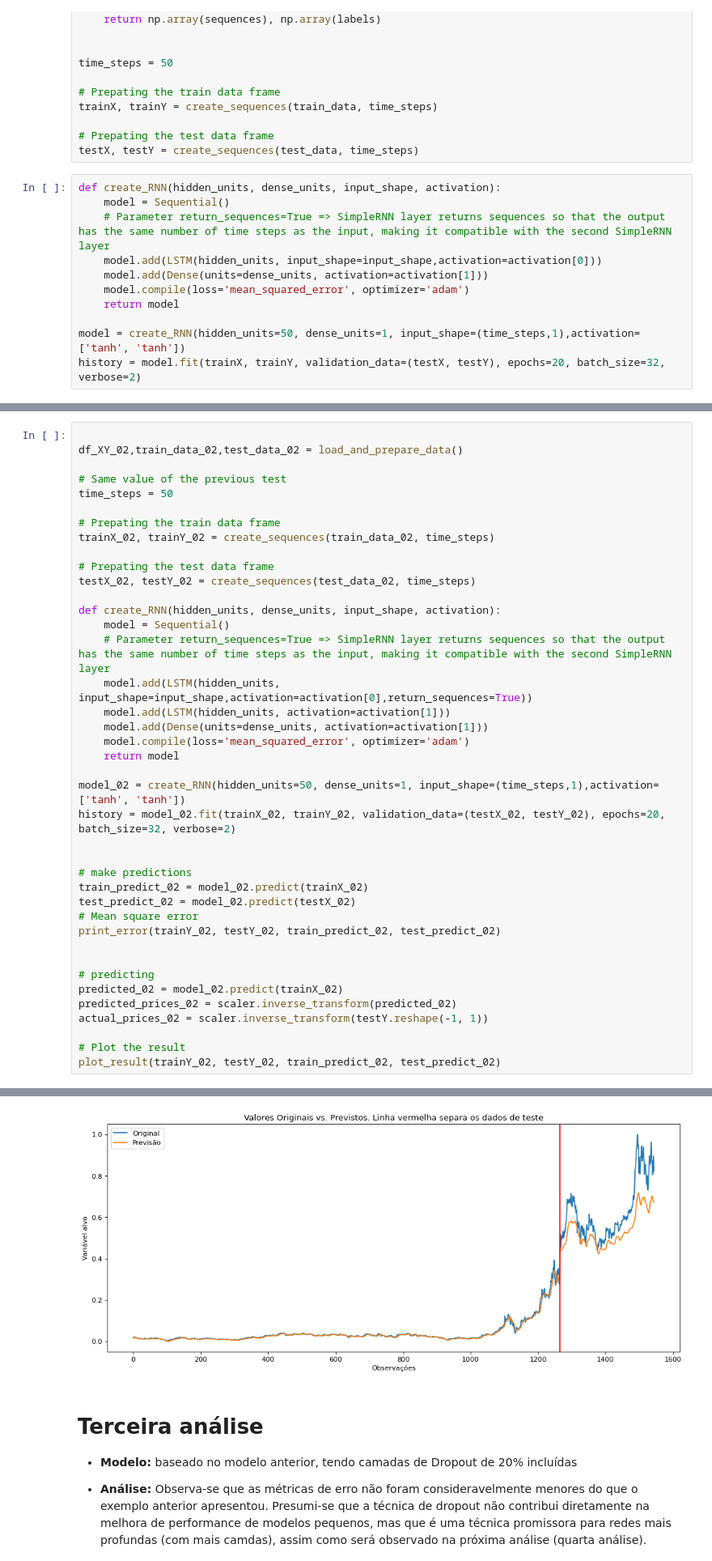
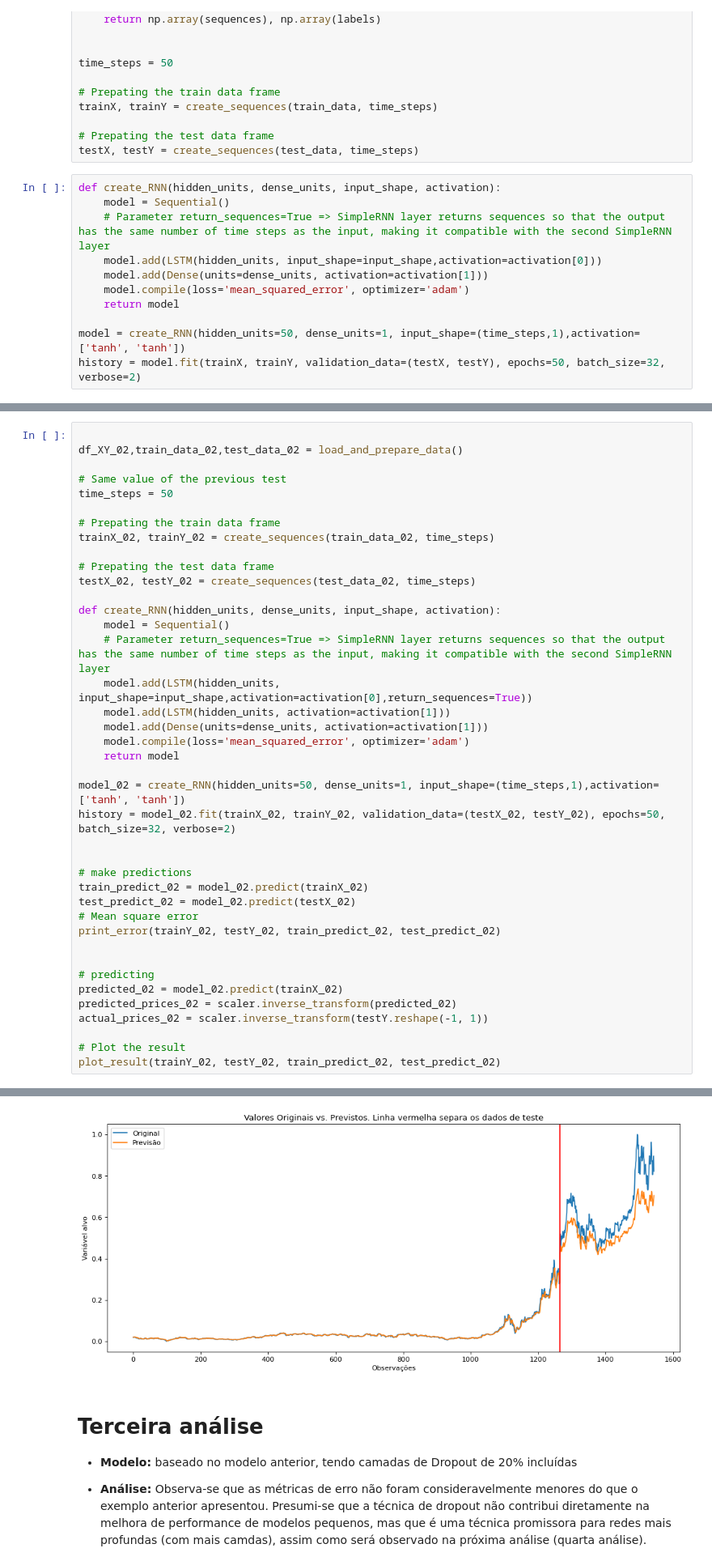
Before and after one commit to patriani/RNN_LSTM_Tesla_stock, a Jupyter notebook: ELT575_Semana3_ES119663.ipynb, the cells around one changed output, grey strips where cells are left out. Shown at 81% size. Saved outputs shown, nothing was run; the diff lists cells and outputs as text.

```diff
--- a/ELT575_Semana3_ES119663.ipynb
+++ b/ELT575_Semana3_ES119663.ipynb
@@ -72,5 +72,5 @@ def create_RNN(hidden_units, dense_units, input_shape, activation):
     return model
 
 model = create_RNN(hidden_units=50, dense_units=1, input_shape=(time_steps,1),activation=['tanh', 'tanh'])
-history = model.fit(trainX, trainY, validation_data=(testX, testY), epochs=20, batch_size=32, verbose=2)
+history = model.fit(trainX, trainY, validation_data=(testX, testY), epochs=50, batch_size=32, verbose=2)
 # %% [output]
@@ -161,7 +161,7 @@ def create_RNN(hidden_units, dense_units, input_shape, activation):
     return model
 
 model_02 = create_RNN(hidden_units=50, dense_units=1, input_shape=(time_steps,1),activation=['tanh', 'tanh'])
-history = model_02.fit(trainX_02, trainY_02, validation_data=(testX_02, testY_02), epochs=20, batch_size=32, verbose=2)
+history = model_02.fit(trainX_02, trainY_02, validation_data=(testX_02, testY_02), epochs=50, batch_size=32, verbose=2)
 
 
 # make predictions
@@ -199,5 +199,5 @@ Raíz do Erro Médio Quadrático para Teste: 0.112
 40/40 ━━━━━━━━━━━━━━━━━━━━ 0s 3ms/step
-[figure, old version]
+[figure, new version]
 # %% [markdown]
 # Terceira análise
 - **Modelo:** baseado no modelo anterior, tendo camadas de Dropout de 20% incluídas
```
Also changed, not shown: parts of 9 cells of this notebook.
